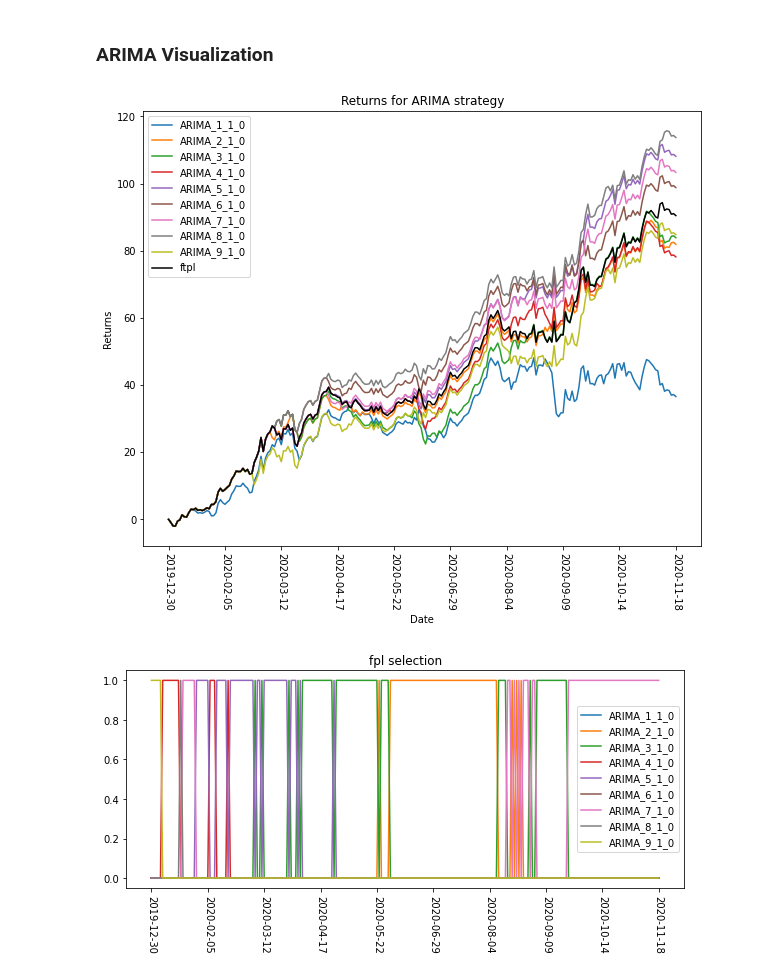
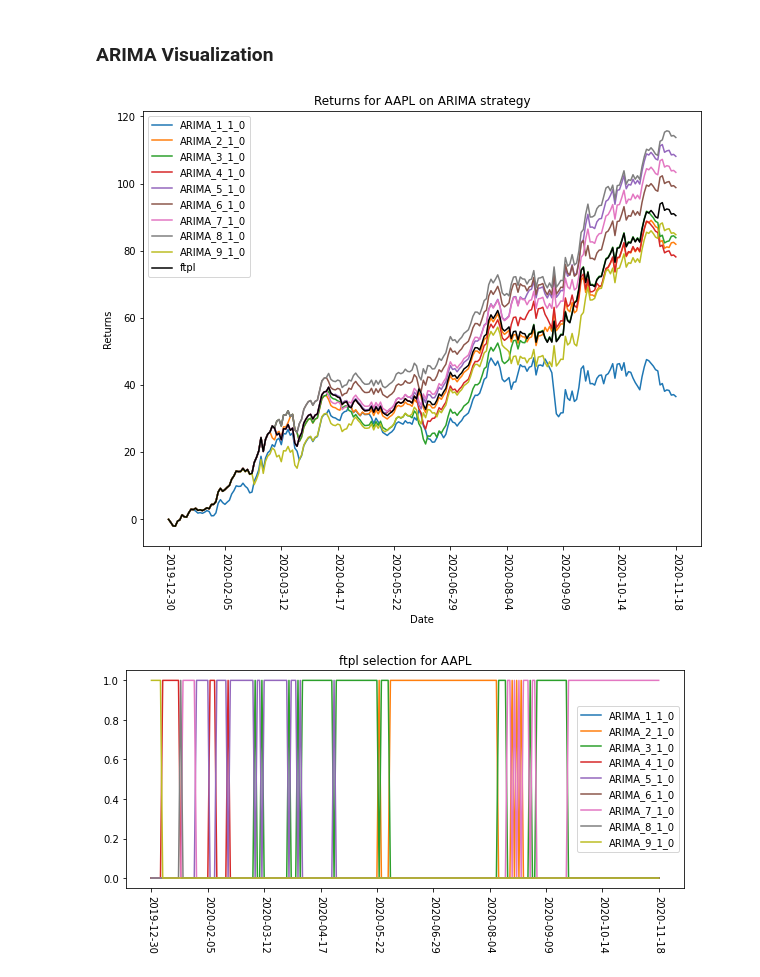
Before and after one commit to luisgonzalex/ftlp_stocks_analysis, a Jupyter notebook: fpl_AAPL.ipynb, the cells around one changed output. Cells and saved outputs as stored; diff of their text form; code cells hidden in the pictures.

```diff
--- a/fpl_AAPL.ipynb
+++ b/fpl_AAPL.ipynb
@@ -19,6 +19,7 @@ fname = 'csv_data/clean_data/aapl_dailys_clean.csv'
 returns = utils.load_data(fname)
 arima_fname = 'csv_data/clean_data/aapl_daily_05-18_clean.csv'
 arima_data = pd.read_csv(arima_fname, index_col=0, squeeze=True)['return']
+stock_name = 'AAPL'
 # %% [markdown]
 <h2 id="Model Setup">Model Setup<a class="anchor-link" href="#Model-Setup">¶</a></h2>
 # %%
@@ -88,7 +89,7 @@ utils.visualize(experiments, 'Momentum')
 # %% [markdown]
 ### ARIMA Visualization
 # %%
-utils.visualize(experiments, 'ARIMA')
+utils.visualize(experiments, 'ARIMA', stock_name, True)
 # %% [output]
-[figure, old version]
+[figure, new version]
-[figure, old version]
+[figure, new version]
```
Also changed, not shown: parts of 2 cells of this notebook, 17 other files.
